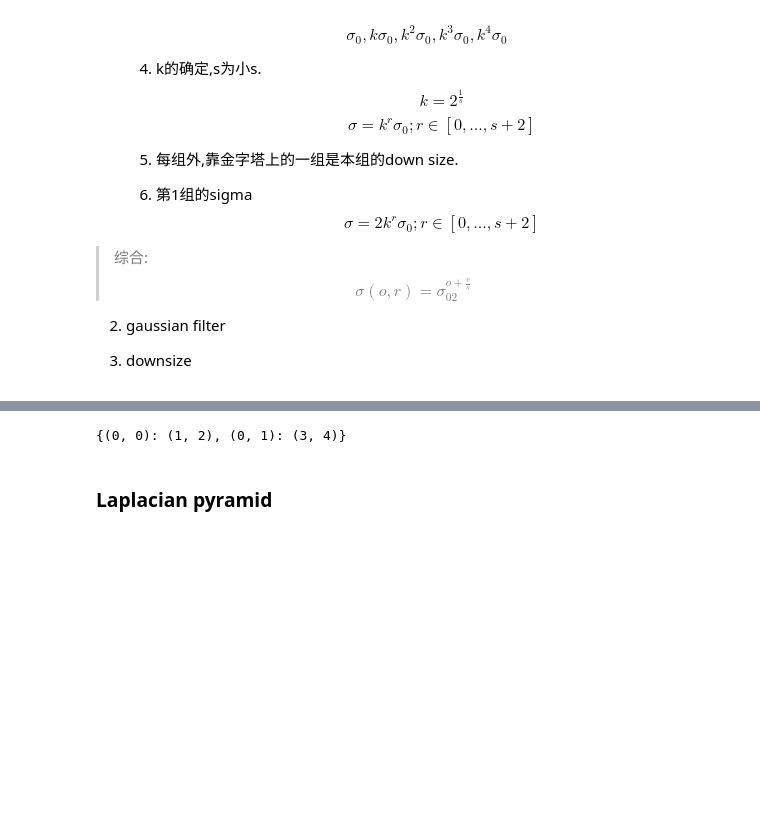
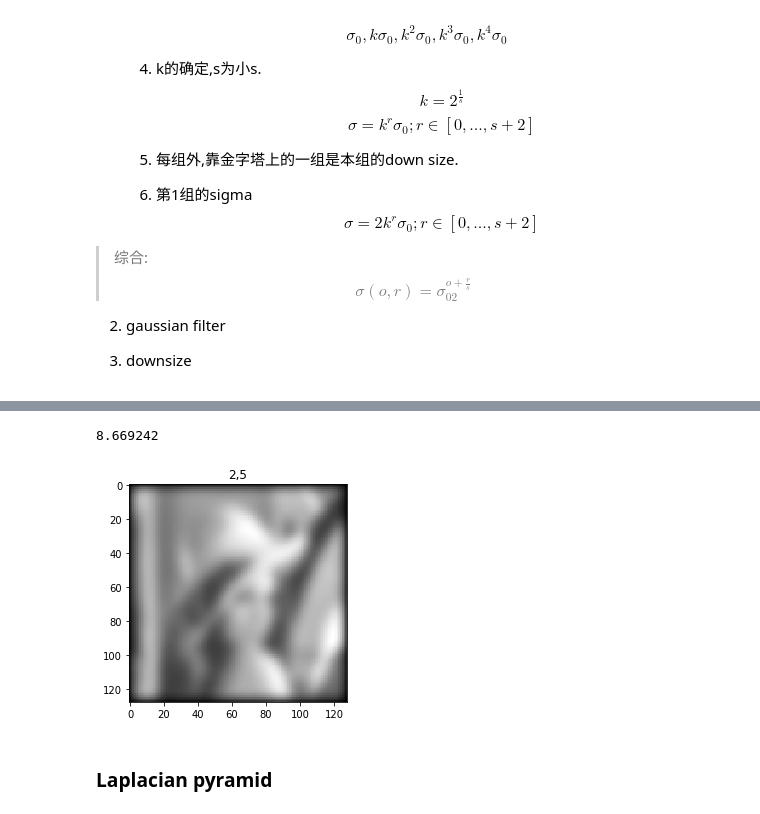
Before and after one commit to sycophant-stone/digital_image_base, a Jupyter notebook: fusion/hdr.ipynb, the cells around one changed output, grey strips where cells are left out. Saved outputs shown, nothing was run; the diff lists cells and outputs as text; code cells hidden in the pictures; blank space fills up the shorter version.

```diff
--- a/fusion/hdr.ipynb
+++ b/fusion/hdr.ipynb
@@ -148,10 +183,11 @@ plt.imshow(dict_img[(2,5)])
-# %%
-A={}
-A[(0,0)]=(1,2)
-A[(0,1)]=(3,4)
-A
-# %% [output]
-{(0, 0): (1, 2), (0, 1): (3, 4)}
+# %%
+plt.subplot(1, 1, 1)
+plt.title("2,5")
+plt.imshow(dict_img[(2,5)])
+print(dict_img[(2,5)][127,127])
+# %% [output]
+8.669242
+[figure, added]
 # %% [markdown]
 ### Laplacian pyramid
 # %%
```
Also changed, not shown: parts of 12 cells of this notebook, 1 other file.
